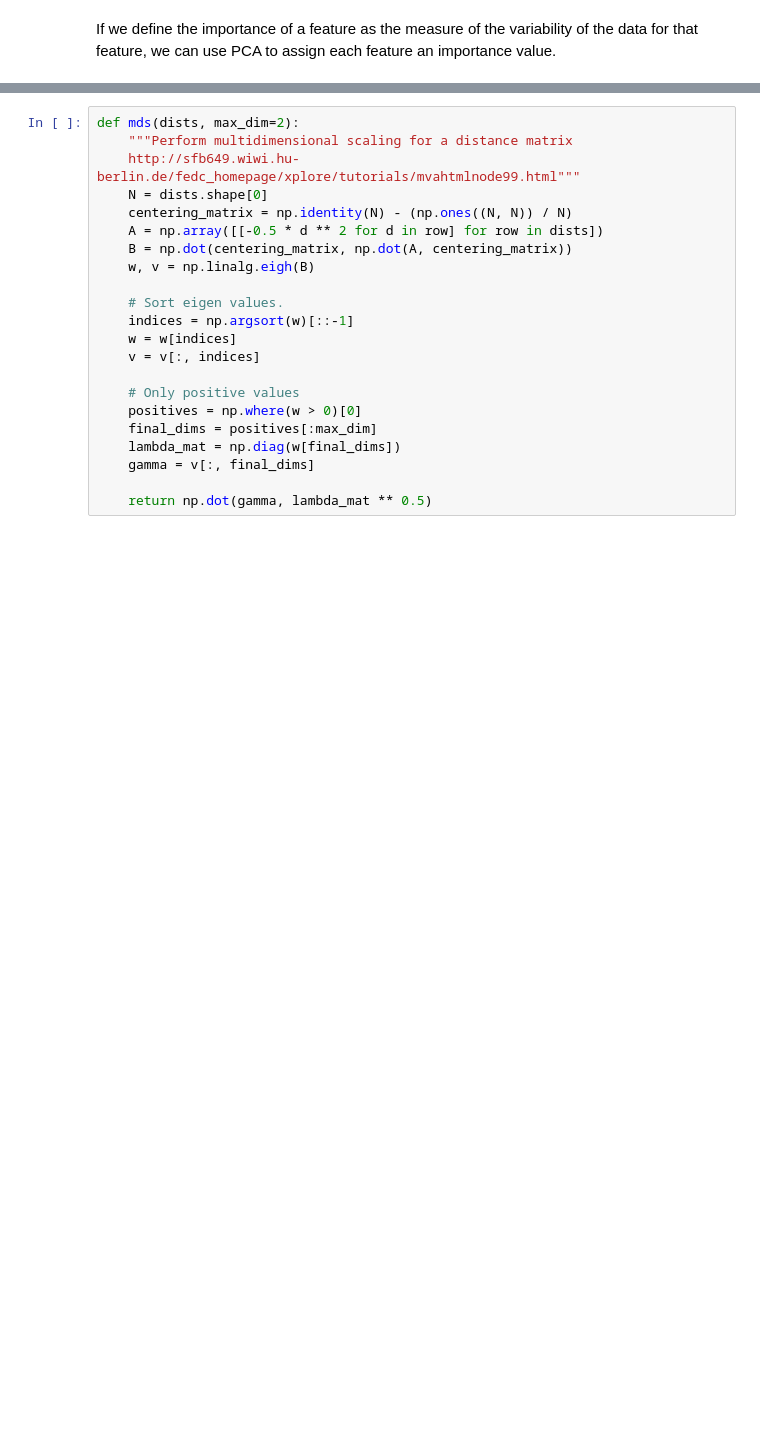
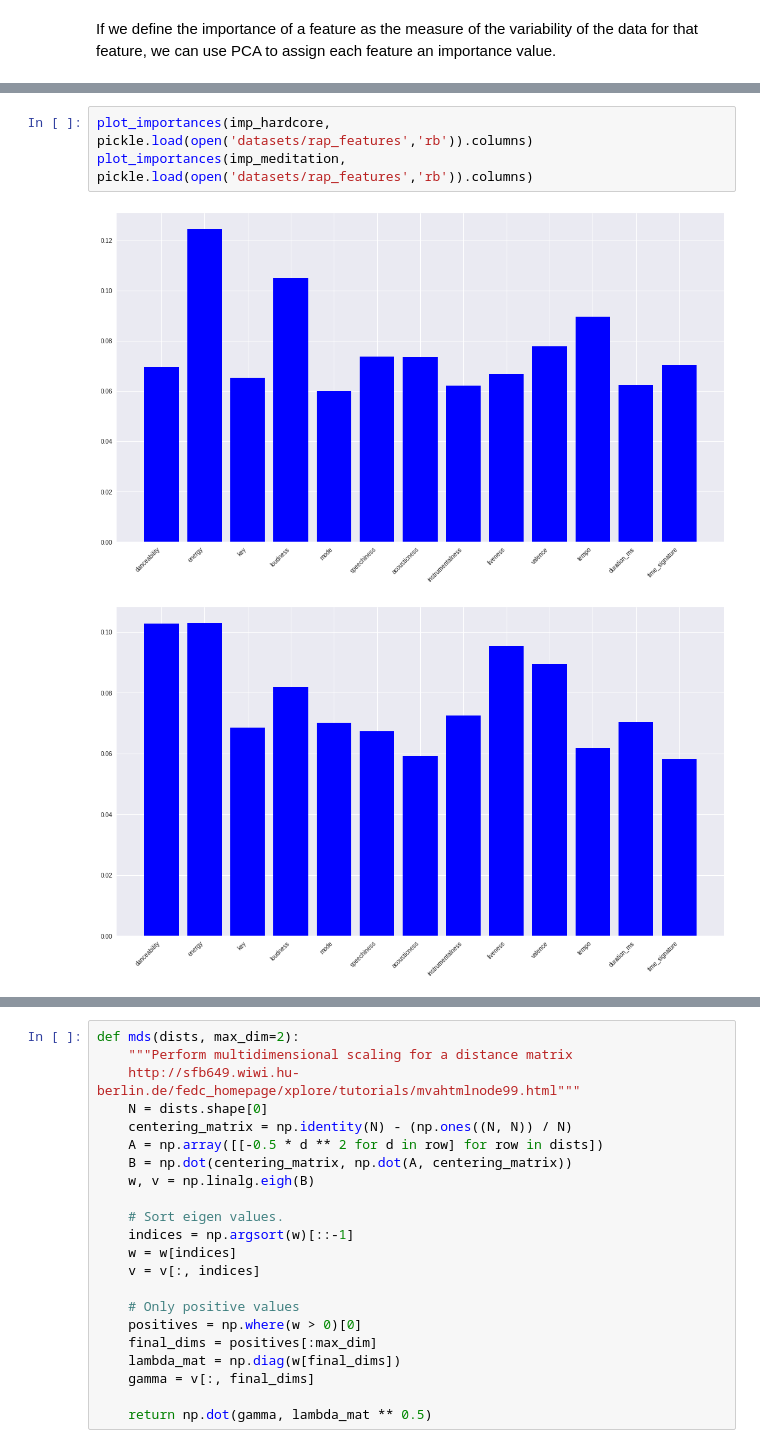
Before and after one commit to P1eter/SpotifyDataAnalysis, a Jupyter notebook: pca_importance.ipynb, the cells around one changed output, grey strips where cells are left out. Saved outputs shown, nothing was run; the diff lists cells and outputs as text; blank space fills up the shorter version.

```diff
--- a/pca_importance.ipynb
+++ b/pca_importance.ipynb
@@ -86,3 +138,9 @@ print(sort_features_importance(rap_features))
+# %%
+plot_importances(imp_hardcore, pickle.load(open('datasets/rap_features','rb')).columns)
+plot_importances(imp_meditation, pickle.load(open('datasets/rap_features','rb')).columns)
+# %% [output]
+[figure, added]
+[figure, added]
 # %%
 def plot_pca(*data):
     dataset_lens = []
```
Also changed, not shown: parts of 8 cells of this notebook, 24 other files.
